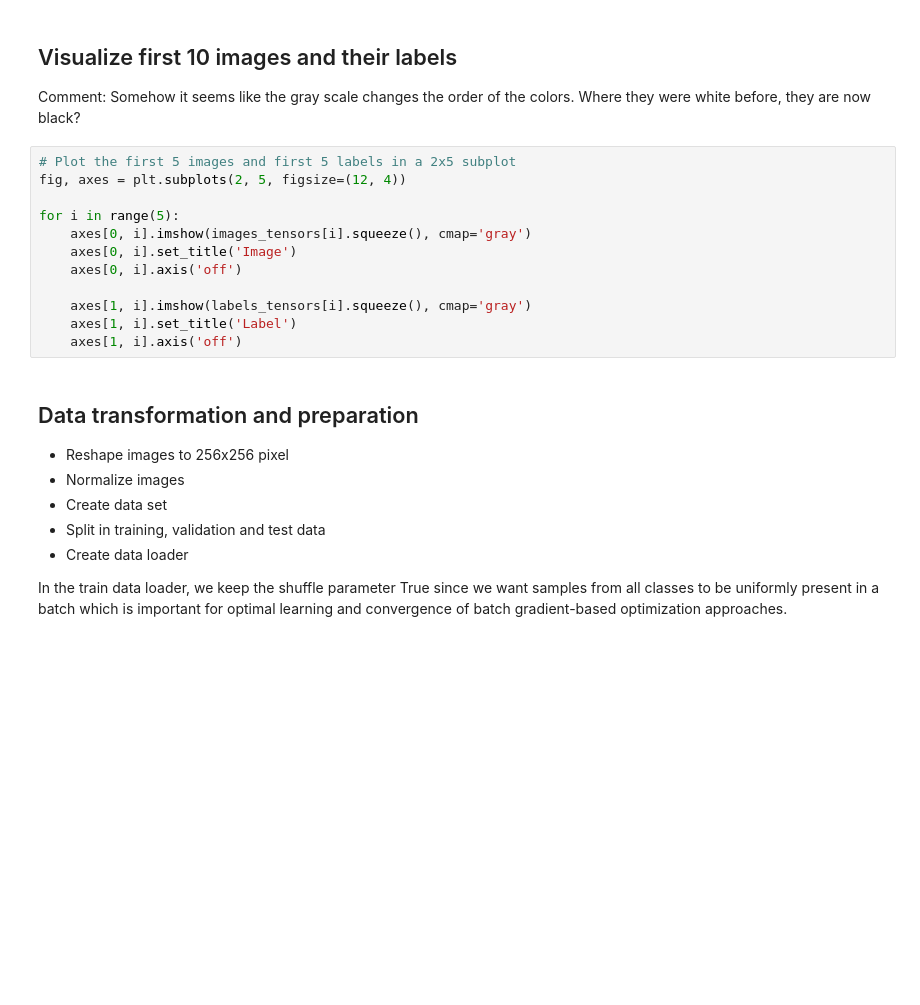
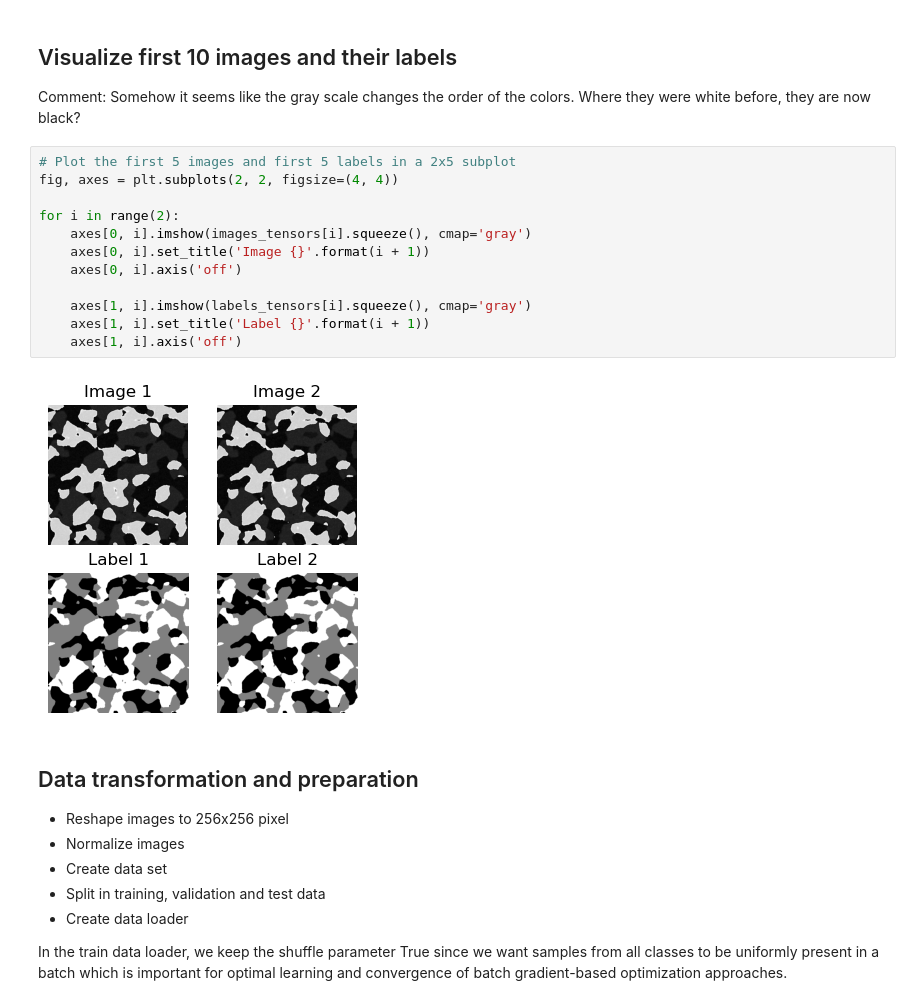
Before and after one commit to jlouvis/Deep-Learning, a Jupyter notebook: Assignment_X_Rays.ipynb, the cells around one changed output. Saved outputs shown, nothing was run; the diff lists cells and outputs as text; blank space fills up the shorter version.

Commit message:
updated figures, rotation and noise

```diff
--- a/Assignment_X_Rays.ipynb
+++ b/Assignment_X_Rays.ipynb
@@ -61,16 +61,18 @@ for img_filename, lbl_filename in zip(image_files, label_files):
 Comment: Somehow it seems like the gray scale changes the order of the colors. Where they were white before, they are now black?
 # %%
 # Plot the first 5 images and first 5 labels in a 2x5 subplot
-fig, axes = plt.subplots(2, 5, figsize=(12, 4))
+fig, axes = plt.subplots(2, 2, figsize=(4, 4))
 
-for i in range(5):
+for i in range(2):
     axes[0, i].imshow(images_tensors[i].squeeze(), cmap='gray')
-    axes[0, i].set_title('Image')
+    axes[0, i].set_title('Image {}'.format(i + 1))
     axes[0, i].axis('off')
 
     axes[1, i].imshow(labels_tensors[i].squeeze(), cmap='gray')
-    axes[1, i].set_title('Label')
+    axes[1, i].set_title('Label {}'.format(i + 1))
     axes[1, i].axis('off')
+# %% [output]
+[figure, added]
 # %% [markdown]
 ## Data transformation and preparation
 
```
Also changed, not shown: parts of 7 cells of this notebook, 7 other files.
